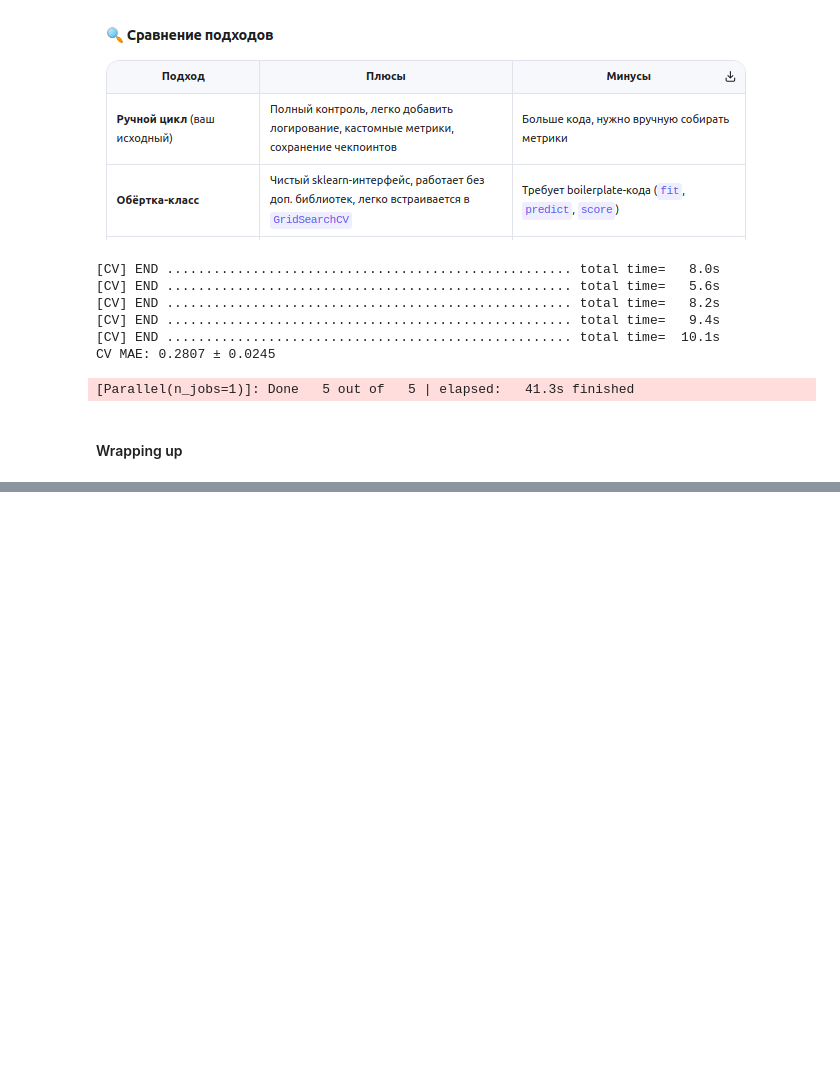
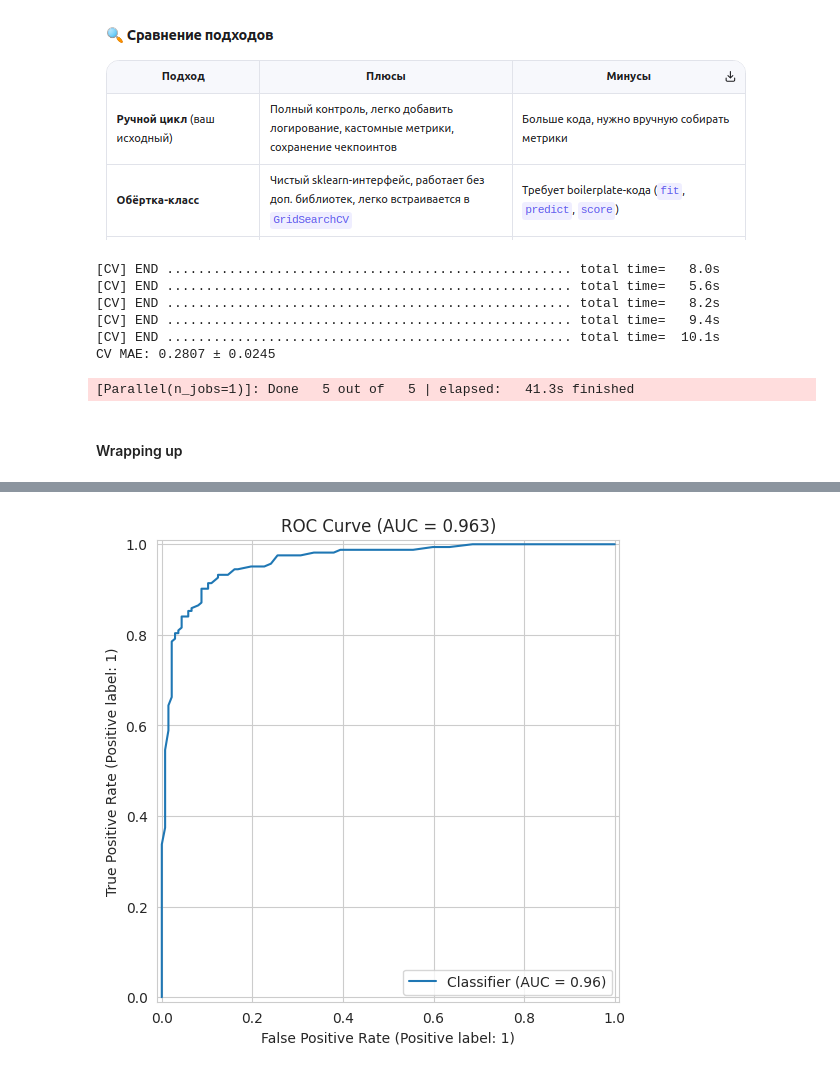
Before and after one commit to MinyaevAndrey/fchollet-deep-learning-with-python-notebooks, a Jupyter notebook: chapter04_classification-and-regression.ipynb, the cells around one changed output, grey strips where cells are left out. Cells and saved outputs as stored; diff of their text form; code cells hidden in the pictures; blank space fills up the shorter version.

```diff
--- a/chapter04_classification-and-regression.ipynb
+++ b/chapter04_classification-and-regression.ipynb
@@ -967,0 +1081,17 @@ CV MAE: 0.2807 ± 0.0245
+# %%
+#  2. ROC Curve (для бинарной и многоклассовой классификации)
+
+# Создаём бинарный датасет
+X_bin, y_bin = make_classification(n_samples=1000, n_classes=2, random_state=42)
+Xb_tr, Xb_te, yb_tr, yb_te = train_test_split(X_bin, y_bin, test_size=0.3)
+
+clf_bin = RandomForestClassifier(random_state=42)
+clf_bin.fit(Xb_tr, yb_tr)
+y_score = clf_bin.predict_proba(Xb_te)[:, 1]  # Вероятности для класса 1
+
+# ROC + AUC
+RocCurveDisplay.from_predictions(yb_te, y_score)
+plt.title(f'ROC Curve (AUC = {roc_auc_score(yb_te, y_score):.3f})')
+plt.show()
+# %% [output]
+[figure, added]
```
Also changed, not shown: parts of 9 cells of this notebook.
